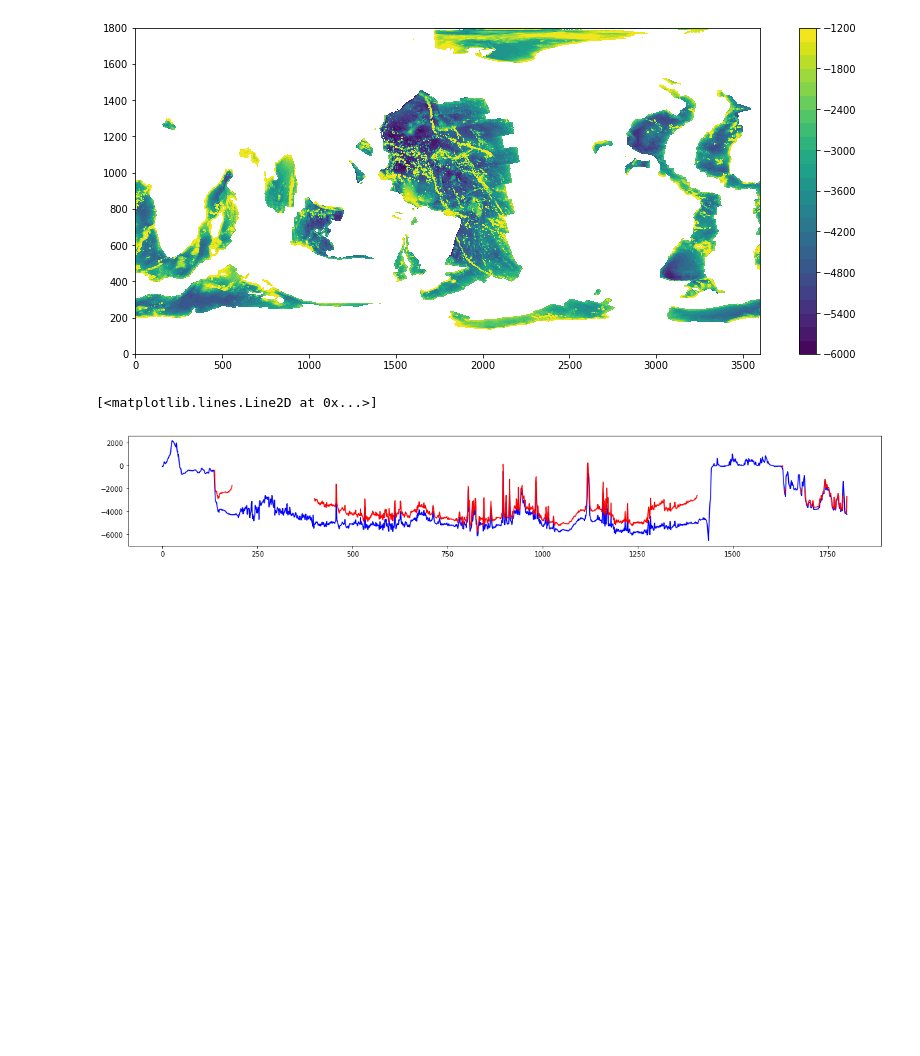
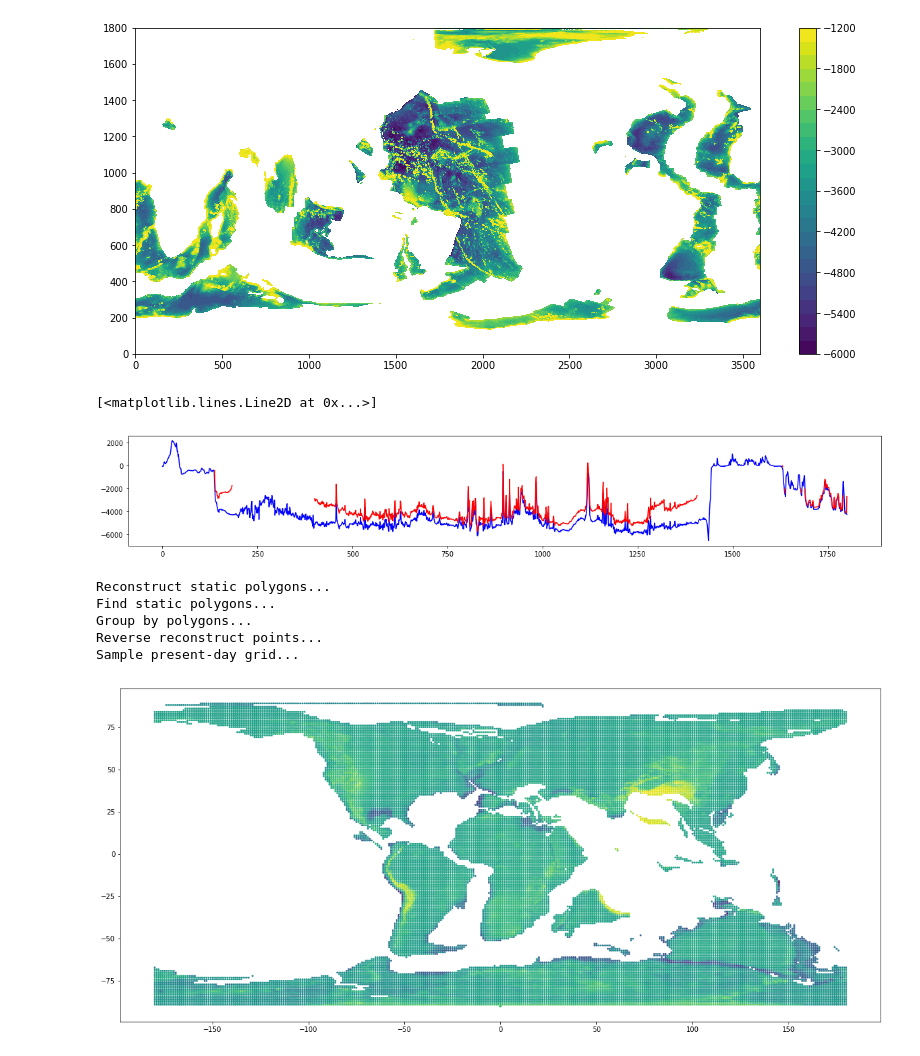
Before and after one commit to siwill22/paleotopography, a Jupyter notebook: dev/paleotopography_backtracking.ipynb, the cells around one changed output. Cells and saved outputs as stored; diff of their text form; code cells hidden in the pictures; blank space fills up the shorter version.

Commit message:
testing the scaling of high topography

```diff
--- a/dev/paleotopography_backtracking.ipynb
+++ b/dev/paleotopography_backtracking.ipynb
@@ -9,3 +1,32 @@ from raster_reconstruction_classes import *
+# %%
+import numpy as np
+import pybacktrack as pbt
+import paleogeography as pg
+import sys
+from pigplates import sphere_tools as pigsph
+
+sys.path.append('../../GPlatesClassStruggle')
+sys.path.append('../../atom_utils')
+
+from raster_reconstruction_classes import *
+from reconstruction_classes import *
+from reconstruct_atom_rasters import *
+
+rotation_filename = '/Users/Simon/GIT/gplates-web-service/django/GWS/DATA/MODELS/SETON2012/Seton_etal_ESR2012_2012.1.rot'
+static_polygon_filename = '/Users/Simon/GIT/gplates-web-service/django/GWS/DATA/MODELS/SETON2012/Seton_etal_ESR2012_ContinentalPolygons_2012.1.gpmlz'
+
+S2012 = ReconstructionModel('Seton++2012')
+S2012.add_rotation_model(rotation_filename)
+S2012.add_static_polygons(static_polygon_filename)
+
+rotation_filename = '/Users/Simon/GIT/gplates-web-service/django/GWS/DATA/MODELS/MULLER2016/Global_EarthByte_230-0Ma_GK07_AREPS.rot'
+static_polygon_filename = '/Users/Simon/GIT/gplates-web-service/django/GWS/DATA/MODELS/MULLER2016/Matthews_etal_GPC_2016_ContinentalPolygons.gpmlz'
+
+Mu2016 = ReconstructionModel('Muller++2016')
+Mu2016.add_rotation_model(rotation_filename)
+Mu2016.add_static_polygons(static_polygon_filename)
+
+agegrid_file_template = '/Users/Simon/Data/AgeGrids/Agegrids_30m_20151002_2015_v1_r756/agegrid_30m_%d.grd'
 # %%
 topography = GplatesRaster('../data/ETOPO1_0.1.grd')
 
@@ -49,3 +70,23 @@ plt.plot(backtrack_depth[:,2000],'r')
 # %% [output]
 [<matplotlib.lines.Line2D at 0x...>]
 [figure]
+# %%
+from_time = 0.
+to_time = 95.
+
+(reconstructed_point_lons,
+ reconstructed_point_lats,
+ reconstructed_topography_points) = reconstruct_raster(topography, Mu2016.static_polygons, Mu2016.rotation_model,
+                                                       from_time, to_time, grid_sampling=1.0)
+
+plt.figure(figsize=(20,9))
+plt.scatter(reconstructed_point_lons,reconstructed_point_lats,
+            c=reconstructed_topography_points,s=3)
+plt.show()
+# %% [output]
+Reconstruct static polygons...
+Find static polygons...
+Group by polygons...
+Reverse reconstruct points...
+Sample present-day grid...
+[figure, added]
```
Also changed, not shown: parts of 4 cells of this notebook, 2 other files.
